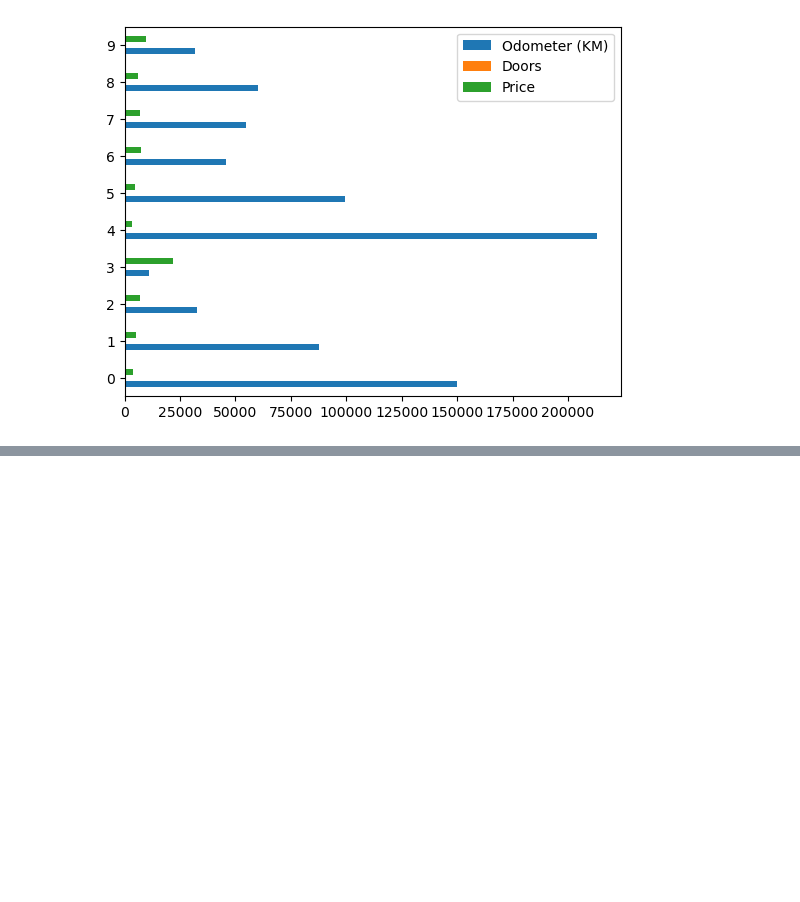
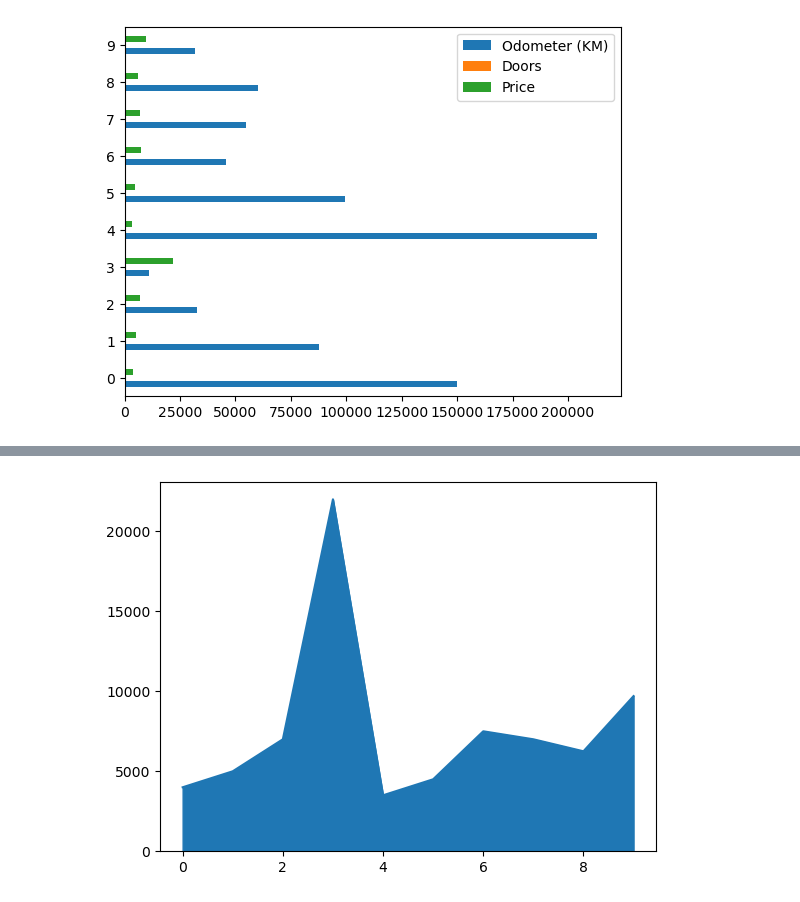
Before and after one commit to aftb777/Learning-Machine, a Jupyter notebook: MatpotlibCodes/PlottingPandas.ipynb, the cells around one changed output, grey strips where cells are left out. Cells and saved outputs as stored; diff of their text form; code cells hidden in the pictures; blank space fills up the shorter version.

```diff
--- a/MatpotlibCodes/PlottingPandas.ipynb
+++ b/MatpotlibCodes/PlottingPandas.ipynb
@@ -79,0 +101,5 @@ car_sales.plot(
+# %%
+# Area plot
+car_sales["Price"].plot(kind="area");
+# %% [output]
+[figure, added]
```
Also changed, not shown: parts of 12 cells of this notebook.
